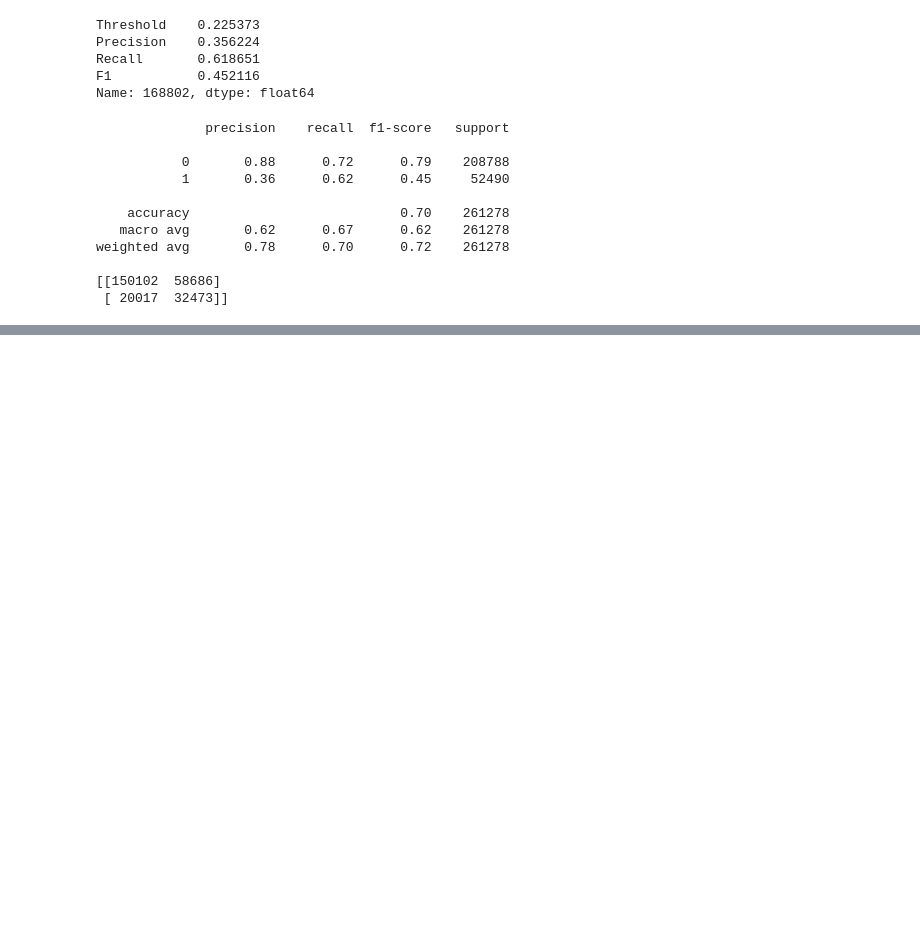
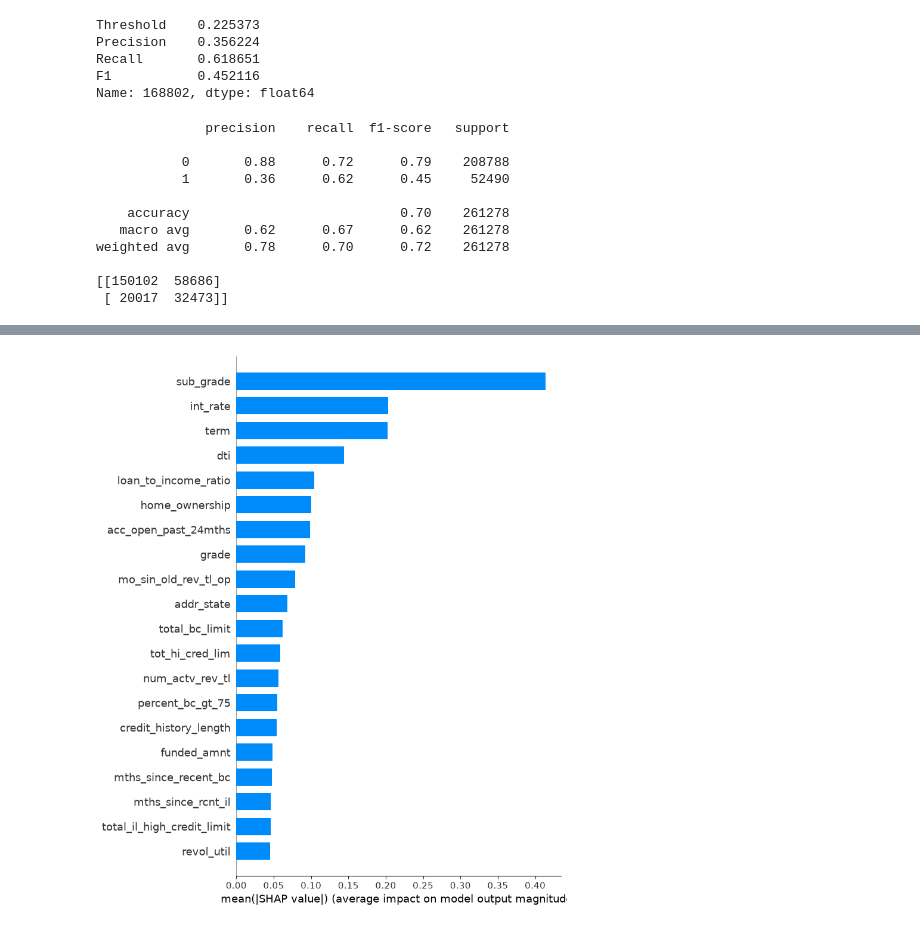
Before and after one commit to nx-manoj/loan-risk-platform, a Jupyter notebook: notebooks/03_model_training_evalution.ipynb, the cells around one changed output, grey strips where cells are left out. Drawn from its saved outputs; the diff is of its cells as text; code cells hidden in the pictures; blank space fills up the shorter version.

```diff
--- a/notebooks/03_model_training_evalution.ipynb
+++ b/notebooks/03_model_training_evalution.ipynb
@@ -757,0 +781,8 @@ OPTIMAL_THRESHOLD = float(best_threshold_value) #condiguration variable
+# %%
+shap.summary_plot(
+    shap_values,
+    X_sample,
+    plot_type="bar"
+)
+# %% [output]
+[figure, added]
```
Also changed, not shown: parts of 14 cells of this notebook, 1 other file.
